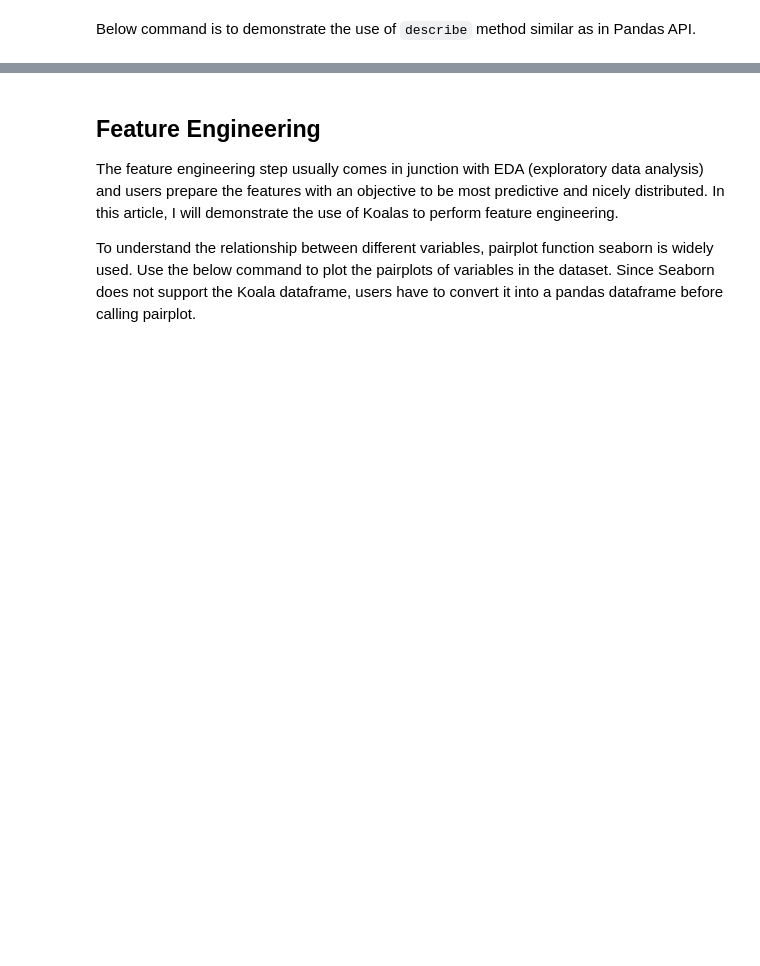
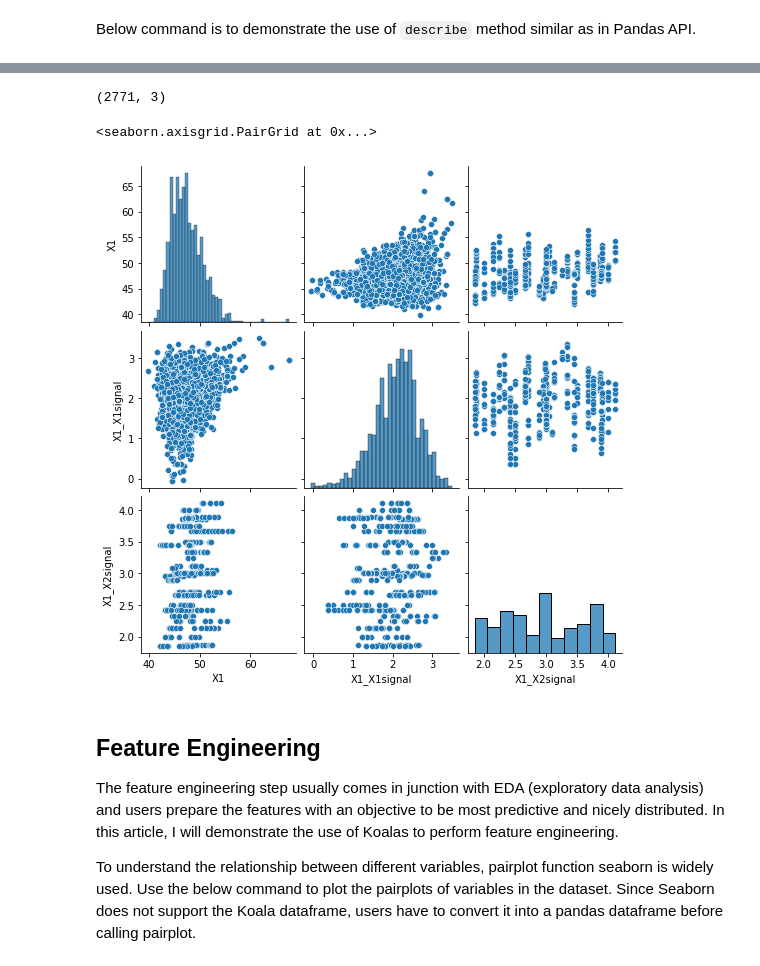
Before and after one commit to komzy/spark-ml-course, a Jupyter notebook: week-2/Session_4_edited.ipynb, the cells around one changed output, grey strips where cells are left out. Saved outputs shown, nothing was run; the diff lists cells and outputs as text; code cells hidden in the pictures; blank space fills up the shorter version.

```diff
--- a/week-2/Session_4_edited.ipynb
+++ b/week-2/Session_4_edited.ipynb
@@ -223,3 +202,21 @@ kdf_ccpp.describe()
+# %%
+#dummy_data = {kdf_stocks['X1'],kdf_X1['X1']}
+
+# data= {kdf_stocks.loc[:, ['t()', 'X1']], kdf_X1.loc[:, ['t()', 'X1']] }
+# print(data.columns)
+# print(data.shape)
+
+dd= kdf_X1.X1.rename("X1_X1signal")
+ddd=kdf_X2.X2.rename("X1_X2signal")
+df4 =ks.concat([kdf_stocks["X1"], dd, ddd],axis=1)
+df4.shape
+# %% [output]
+(2771, 3)
+# %%
+sns.pairplot(df4.rolling(window=20).mean().to_pandas())
+# %% [output]
+<seaborn.axisgrid.PairGrid at 0x...>
+[figure, added]
 # %% [markdown]
 ## Feature Engineering
 
```
Also changed, not shown: parts of 14 cells of this notebook.
